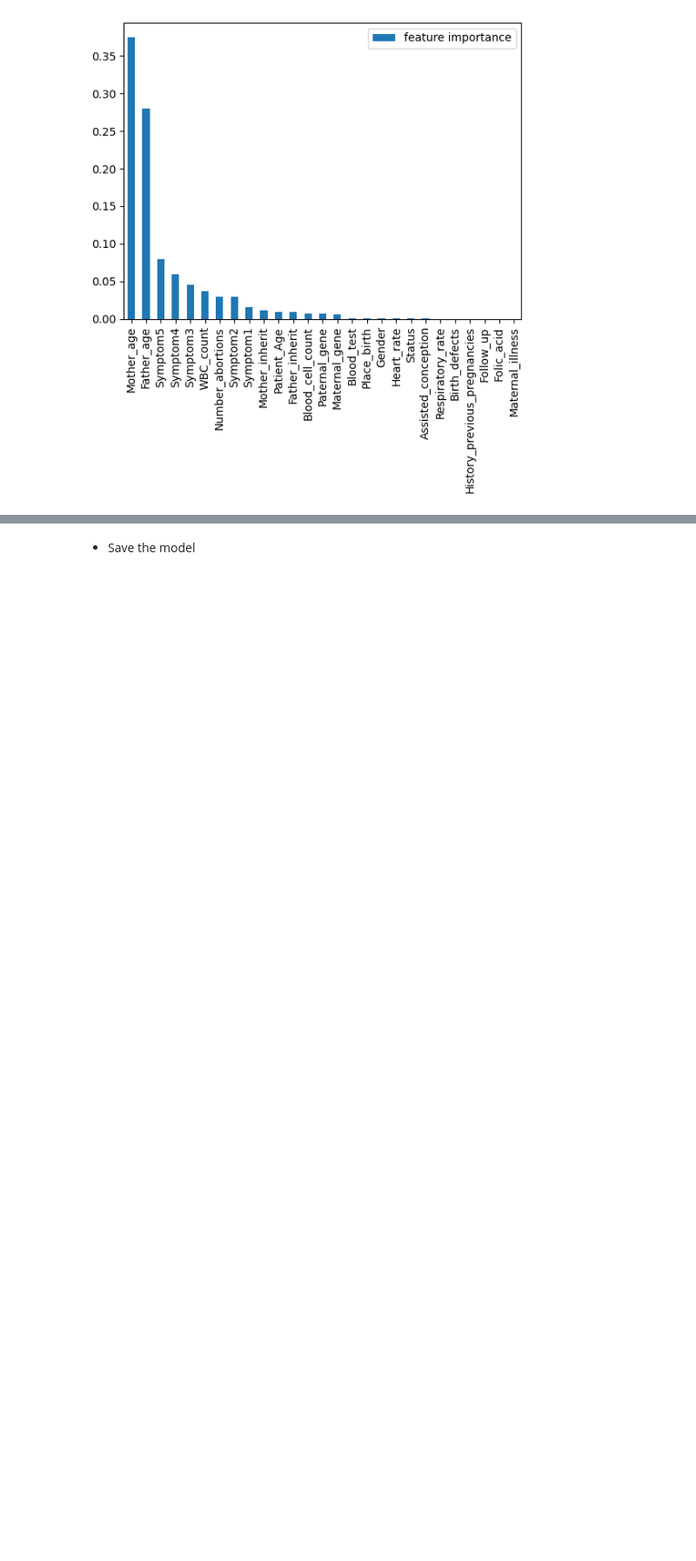
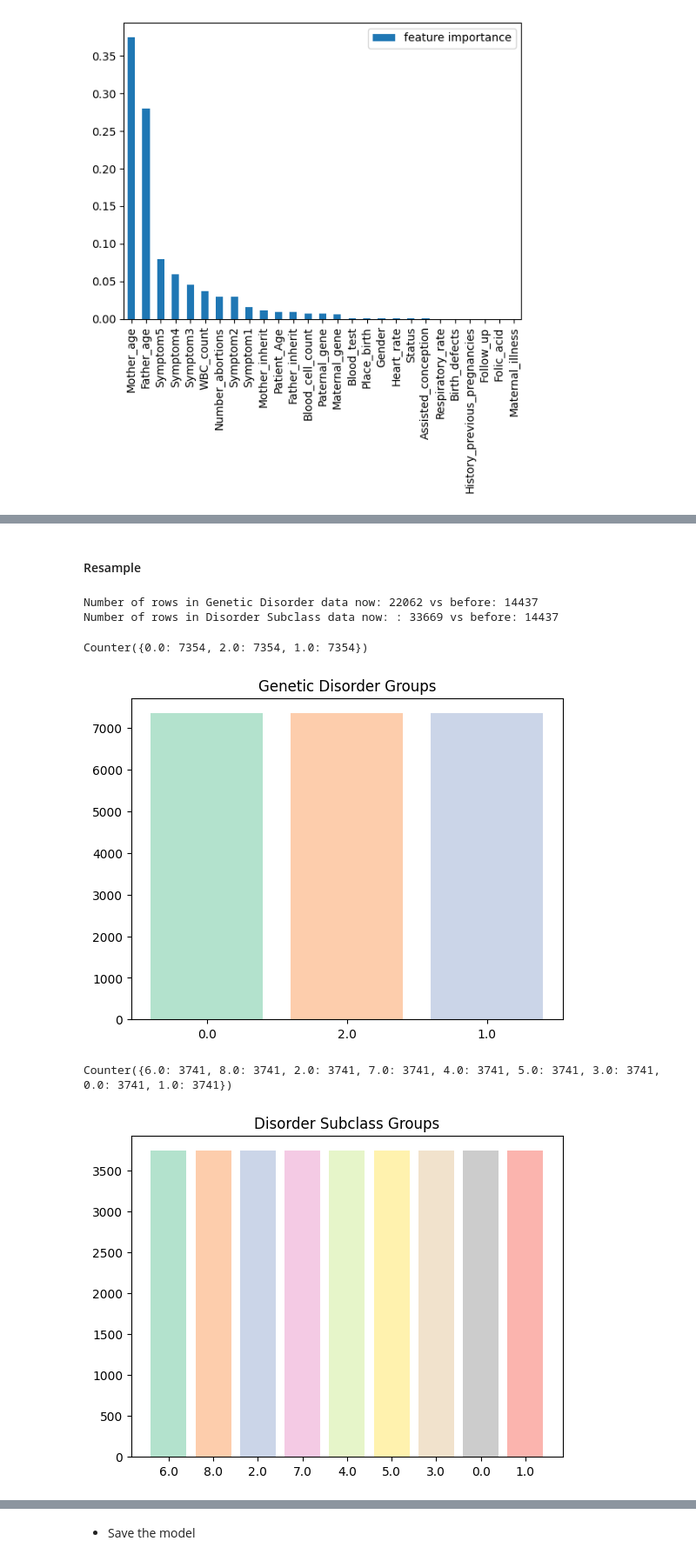
Before and after one commit to crodilla/Genomes_project, a Jupyter notebook: src/notebooks/project_ML.ipynb, the cells around one changed output, grey strips where cells are left out. Shown at 87% size. Saved outputs shown, nothing was run; the diff lists cells and outputs as text; code cells hidden in the pictures; blank space fills up the shorter version.

```diff
--- a/src/notebooks/project_ML.ipynb
+++ b/src/notebooks/project_ML.ipynb
@@ -918,0 +775,36 @@ Metrics have been deeply affected by clustering, so it won't be used for the fin
+# %% [markdown]
+#### Resample
+# %%
+oversample = SMOTE()
+X_Gen_res, y_Gen_res = oversample.fit_resample(X_Gen_train, y_Gen_train)
+X_Sub_res, y_Sub_res = oversample.fit_resample(X_Sub_train, y_Sub_train)
+# %%
+print("Number of rows in Genetic Disorder data now: " + str(X_Gen_res.shape[0])+" vs before: " + str(y_Gen_train.shape[0]))
+print("Number of rows in Disorder Subclass data now: : " + str(X_Sub_res.shape[0])+" vs before: " + str(X_Sub_train.shape[0]))
+# %% [output]
+Number of rows in Genetic Disorder data now: 22062 vs before: 14437
+Number of rows in Disorder Subclass data now: : 33669 vs before: 14437
+# %%
+# summarize the new class distribution
+counter = Counter(y_Gen_res)
+print(counter)
+# bar plot of examples by class label
+plt.bar(range(len(counter)), list(counter.values()), align='center',
+        color=('#b3e2cd', '#fdcdac', '#cbd5e8'))
+plt.xticks(range(len(counter)), list(counter.keys()))
+plt.title("Genetic Disorder Groups")
+plt.show()
+
+counter_Sub = Counter(y_Sub_res)
+print(counter_Sub)
+# bar plot of examples by class label
+plt.bar(range(len(counter_Sub)), list(counter_Sub.values()), align='center',
+        color=["#b3e2cd", "#fdcdac", "#cbd5e8", "#f4cae4", "#e6f5c9", "#fff2ae", "#f1e2cc", "#cccccc", "#fbb4ae"])
+plt.xticks(range(len(counter_Sub)), list(counter_Sub.keys()))
+plt.title("Disorder Subclass Groups")
+plt.show()
+# %% [output]
+Counter({0.0: 7354, 2.0: 7354, 1.0: 7354})
+[figure, added]
+Counter({6.0: 3741, 8.0: 3741, 2.0: 3741, 7.0: 3741, 4.0: 3741, 5.0: 3741, 3.0: 3741, 0.0: 3741, 1.0: 3741})
+[figure, added]
```
Also changed, not shown: parts of 66 cells of this notebook, 11 other files.
